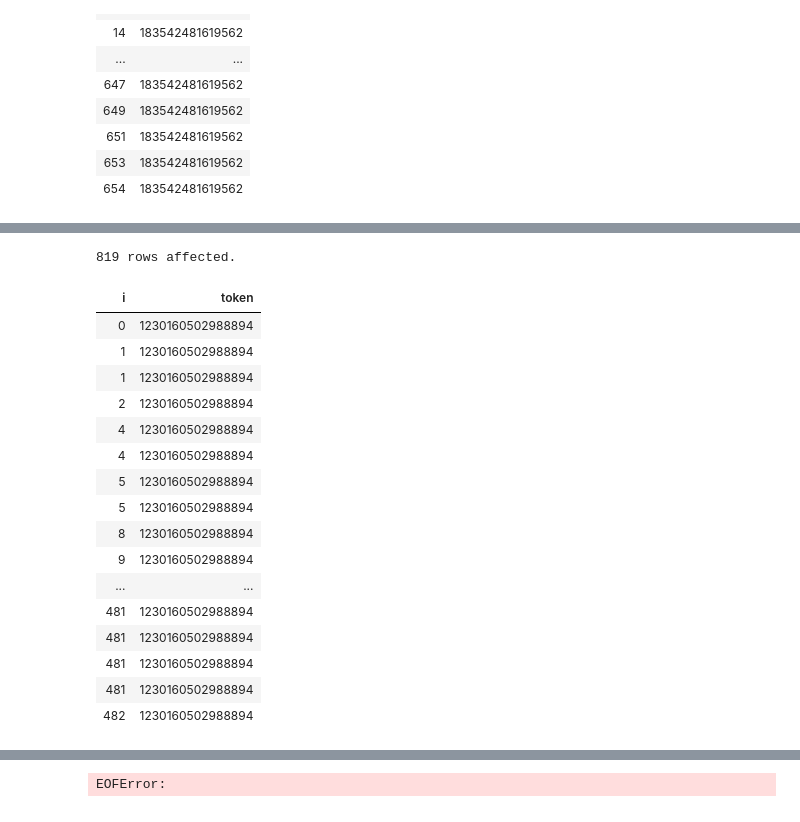
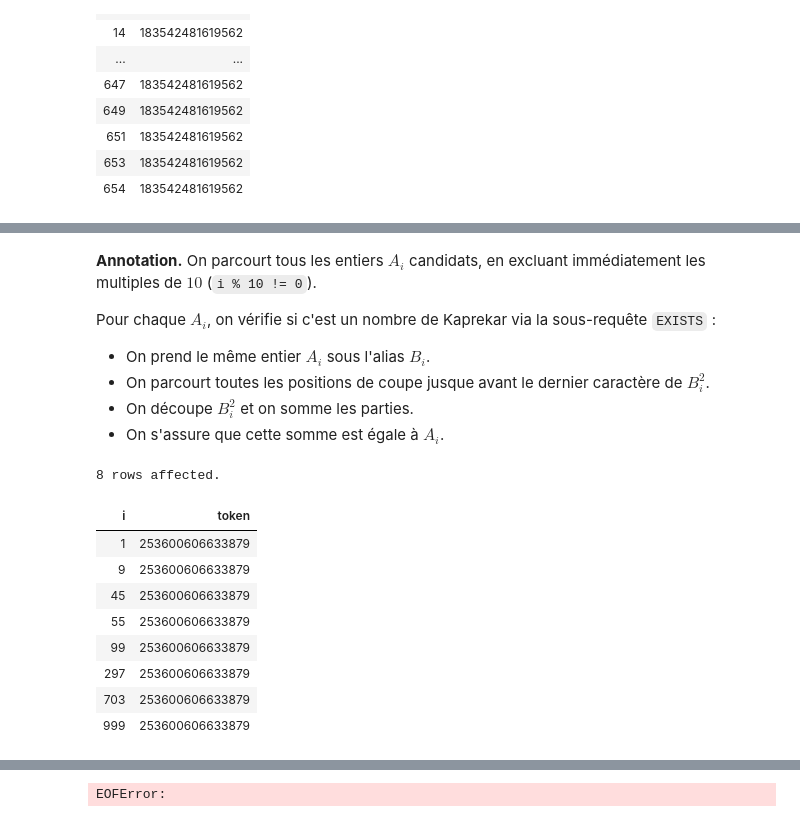
Before and after one commit to laowantong/sqlab_ints, a Jupyter notebook: ints.ipynb, the cells around one changed output, grey strips where cells are left out. Saved outputs shown, nothing was run; the diff lists cells and outputs as text; code cells hidden in the pictures.

```diff
--- a/ints.ipynb
+++ b/ints.ipynb
@@ -661,29 +1432,34 @@ x = 4
+# %% [markdown]
+**Annotation.**
+On parcourt tous les entiers $A_i$ candidats, en excluant immédiatement les multiples de $10$
+(`i % 10 != 0`).
+
+Pour chaque $A_i$, on vérifie si c'est un nombre de Kaprekar via la sous-requête `EXISTS` :
+
+- On prend le même entier $A_i$ sous l'alias $B_i$.
+- On parcourt toutes les positions de coupe jusque avant le dernier caractère de $B_i^2$.
+- On découpe $B_i^2$ et on somme les parties.
+- On s'assure que cette somme est égale à $A_i$.
 # %%
 %%sql
--- Indication. Supprimez les doublons.
-SELECT A.i
-     , salt_032({{x}} + sum(nn(A.hash) + nn(B.hash) + nn(C.hash)) OVER ()) AS token
-FROM ints A
-JOIN ints B ON B.i * B.i <= A.i
-JOIN ints C ON C.i * C.i <= A.i
-WHERE B.i * B.i + C.i * C.i = A.i
-ORDER BY 1
+SELECT i
+     , salt_009(sum(nn(hash)) OVER ()) AS token
+FROM ints AS A
+WHERE i % 10 != 0
+    AND EXISTS
+        (SELECT 1
+         FROM ints AS cut
+         JOIN ints AS B ON cut.i < length(B.i * B.i)
+         WHERE A.i = B.i
+             AND A.i = left(B.i * B.i, cut.i) + right(B.i * B.i, length(B.i * B.i) - cut.i) )
 # %% [output]
-819 rows affected.
+8 rows affected.
 | i | token |
-| 0 | 1230160502988894 |
-| 1 | 1230160502988894 |
-| 1 | 1230160502988894 |
-| 2 | 1230160502988894 |
-| 4 | 1230160502988894 |
-| 4 | 1230160502988894 |
-| 5 | 1230160502988894 |
-| 5 | 1230160502988894 |
-| 8 | 1230160502988894 |
-| 9 | 1230160502988894 |
-| ... | ... |
-| 481 | 1230160502988894 |
-| 481 | 1230160502988894 |
-| 481 | 1230160502988894 |
-| 481 | 1230160502988894 |
-| 482 | 1230160502988894 |
+| 1 | 253600606633879 |
+| 9 | 253600606633879 |
+| 45 | 253600606633879 |
+| 55 | 253600606633879 |
+| 99 | 253600606633879 |
+| 297 | 253600606633879 |
+| 703 | 253600606633879 |
+| 999 | 253600606633879 |
```
Also changed, not shown: parts of 100 cells of this notebook, 13 other files.
